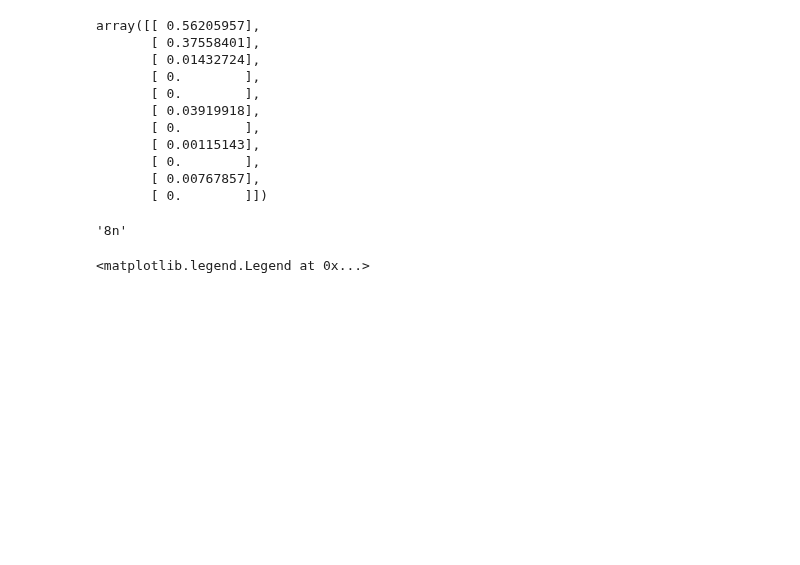
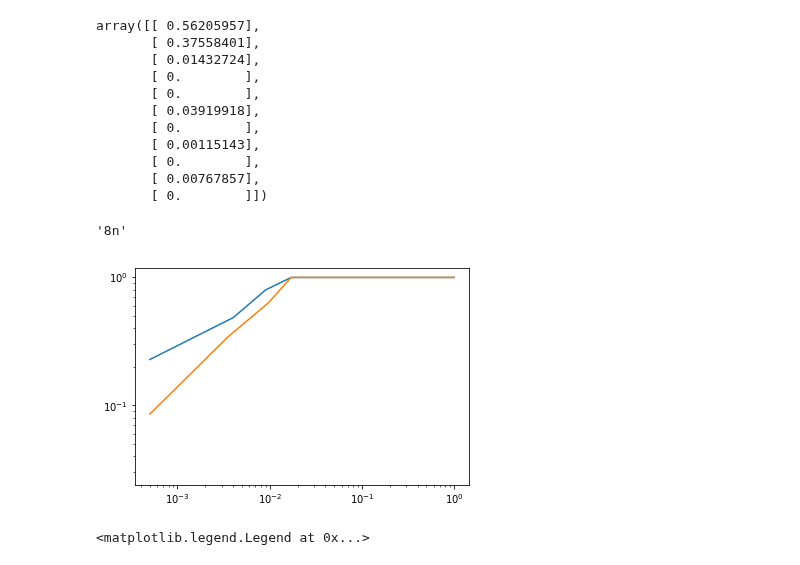
Before and after one commit to xiangjiph/MouseBrainAtlas, a Jupyter notebook: XJ/Data_analysis(Optimized_weights_11_features).ipynb, the cells around one changed output. Drawn from its saved outputs; the diff is of its cells as text; code cells hidden in the pictures; blank space fills up the shorter version.

```diff
--- a/XJ/Data_analysis(Optimized_weights_11_features).ipynb
+++ b/XJ/Data_analysis(Optimized_weights_11_features).ipynb
@@ -320,6 +320,13 @@ ori_best_weights = np.array([[0.5,0.5,0,0,0,0,0,0,0,0,0]]).T
 load_structure
 # %% [output]
 '8n'
+# %%
+plt.plot(temp3, temp2);
+plt.plot(temp6, temp5);
+plt.yscale('log')
+plt.xscale('log')
+# %% [output]
+[figure, added]
 # %%
 tmp_Threshold1, tmp_accuracy1 = fun_SGD_score_v2(best_weights,positive_training_data[load_structure], negative_training_data[load_structure])
 tmp_Threshold0, tmp_accuracy0 = fun_SGD_score_v2(ori_best_weights,positive_training_data[load_structure], negative_training_data[load_structure])
```
Also changed, not shown: 2 other files.
